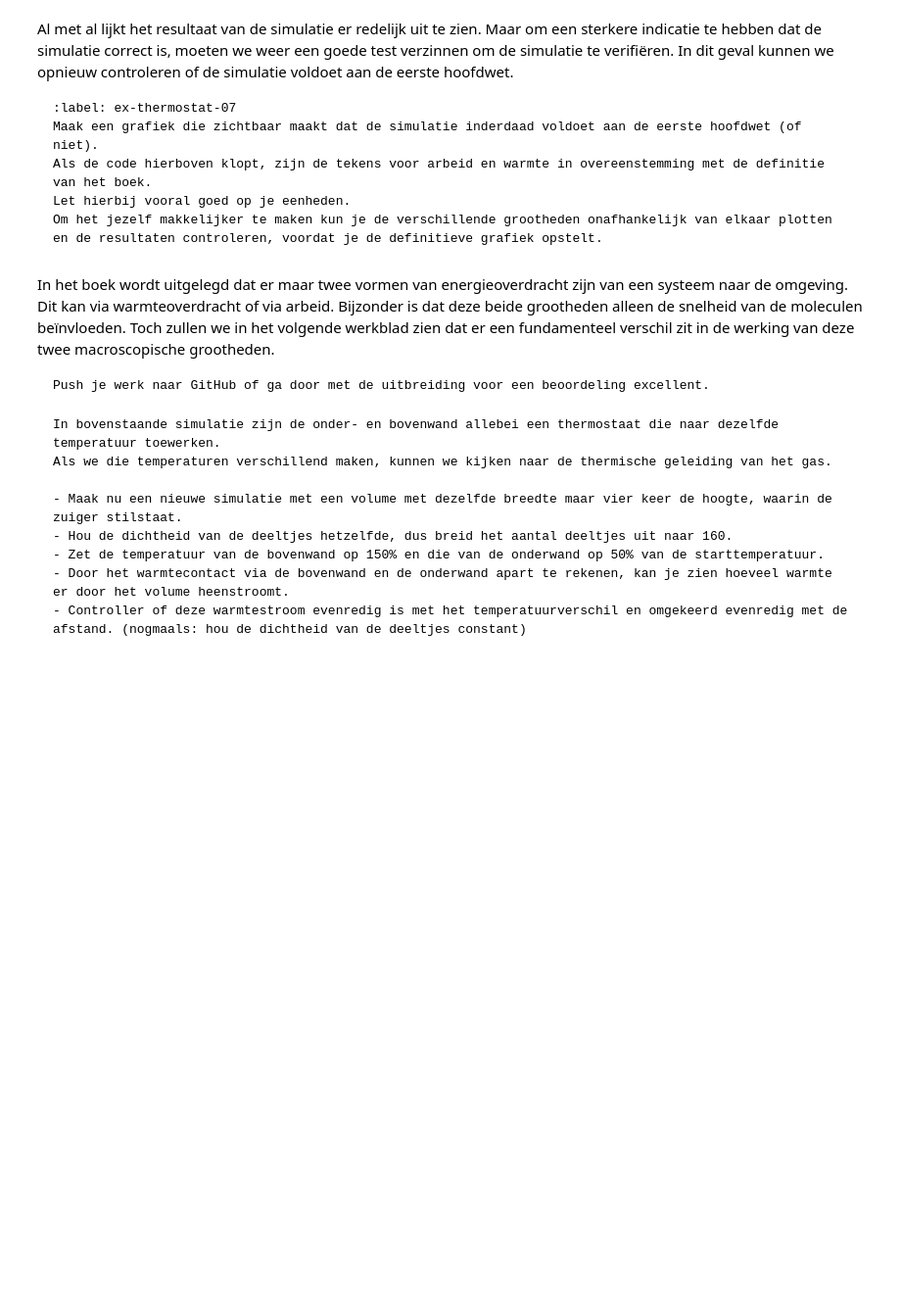
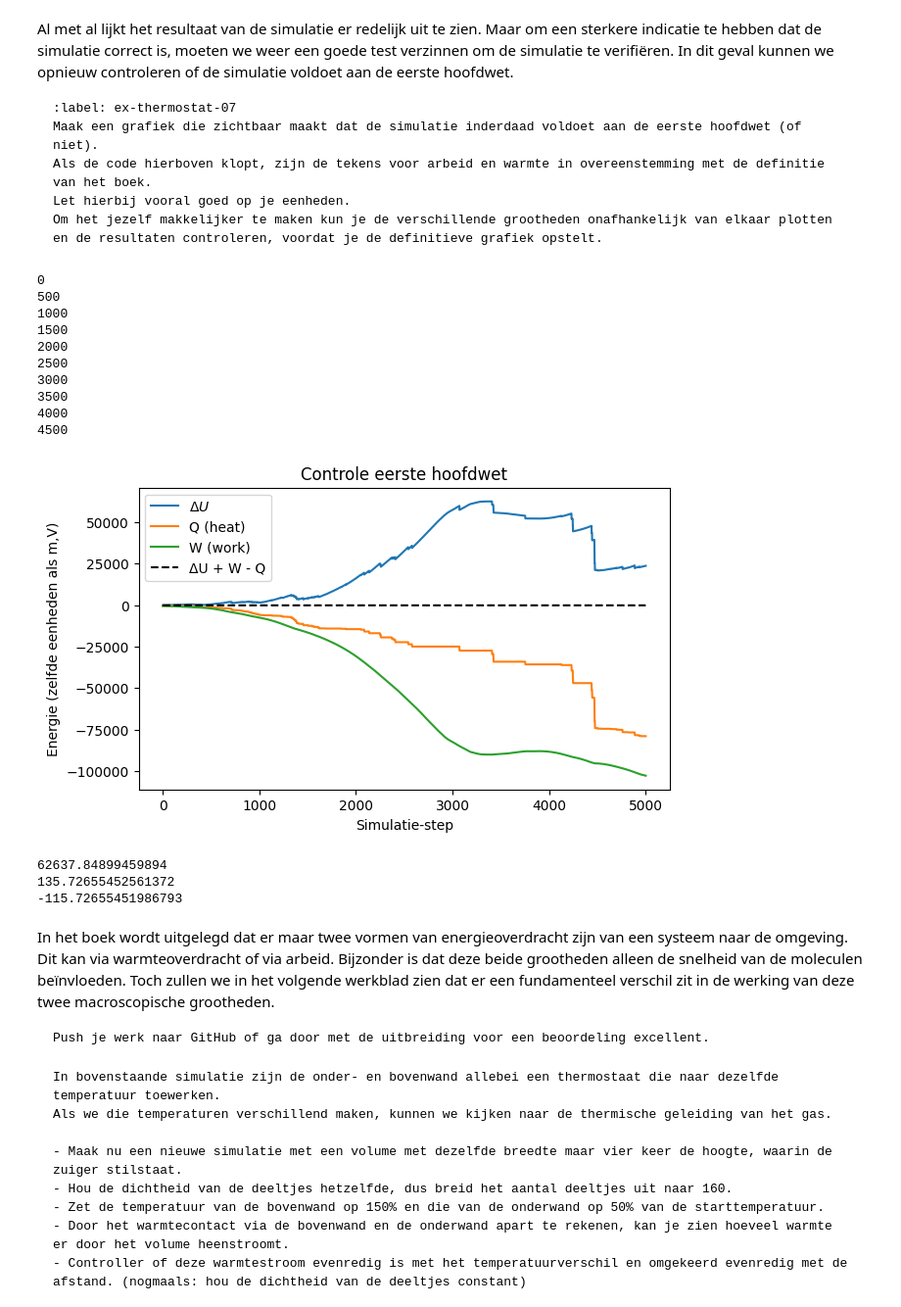
Before and after one commit to DavantePES/inleidend-practicum-2, a Jupyter notebook: Content/PySim/8_thermostaat.ipynb, the cells around one changed output. Shown at 98% size. Drawn from its saved outputs; the diff is of its cells as text; code cells hidden in the pictures; blank space fills up the shorter version.

````diff
--- a/Content/PySim/8_thermostaat.ipynb
+++ b/Content/PySim/8_thermostaat.ipynb
@@ -405,7 +449,59 @@ Let hierbij vooral goed op je eenheden.
 Om het jezelf makkelijker te maken kun je de verschillende grootheden onafhankelijk van elkaar plotten en de resultaten controleren, voordat je de definitieve grafiek opstelt.
 ```
 # %%
-#your code/answer
+# Bereken de verandering in interne energie ΔU van het systeem
+# In 2D: U = totale kinetische energie
+U = np.zeros(N_steps, dtype=float)
+
+for i in range(N_steps):
+    take_time_step(particles)
+    volumes[i] = box_length * box_height
+    pressures[i] = pressure
+    temperatures[i] = temperature(particles)
+    heats[i] = heat
+    works[i] = work
+    # Hier de interne energie opslaan
+    U[i] = sum(0.5 * p.m * np.dot(p.v, p.v) for p in particles)
+    if i % 500 == 0:
+        print(i)
+# Optioneel: als je heat en work al cumulatief hebt bijgehouden in de simulatie
+# ΔU_sim = U - U[0], Q = heats, W = works
+
+delta_U = U - U[0]       # Verandering van interne energie
+Q = heats                 # Toegevoegde/onttrokken warmte
+W = works                 # Verrichte arbeid door/aan systeem
+
+# Controle: ΔU + W - Q zou ongeveer nul moeten zijn
+residuum = delta_U + W - Q
+
+# Plot ΔU, Q, W en residuum
+plt.figure(figsize=(7,4))
+plt.plot(delta_U, label=r'$\Delta U$')
+plt.plot(Q, label='Q (heat)')
+plt.plot(W, label='W (work)')
+plt.plot(residuum, '--', label='ΔU + W - Q', color='k')
+plt.xlabel('Simulatie-step')
+plt.ylabel('Energie (zelfde eenheden als m,V)')
+plt.title('Controle eerste hoofdwet')
+plt.legend()
+plt.show()
+
+# Delta U + W - Q ligt de hele tijd rond nul, dus de eerste hoofdwet wordt relatief goed nageleefd in de simulatie.
+# %% [output]
+0
+500
+1000
+1500
+2000
+2500
+3000
+3500
+4000
+4500
+[figure, added]
+62637.84899459894
+135.72655452561372
+-115.72655451986793
 # %% [markdown]
 In het boek wordt uitgelegd dat er maar twee vormen van energieoverdracht zijn van een systeem naar de omgeving. Dit kan via warmteoverdracht of via arbeid.
 Bijzonder is dat deze beide grootheden alleen de snelheid van de moleculen beïnvloeden.
````
Also changed, not shown: parts of 7 cells of this notebook.
